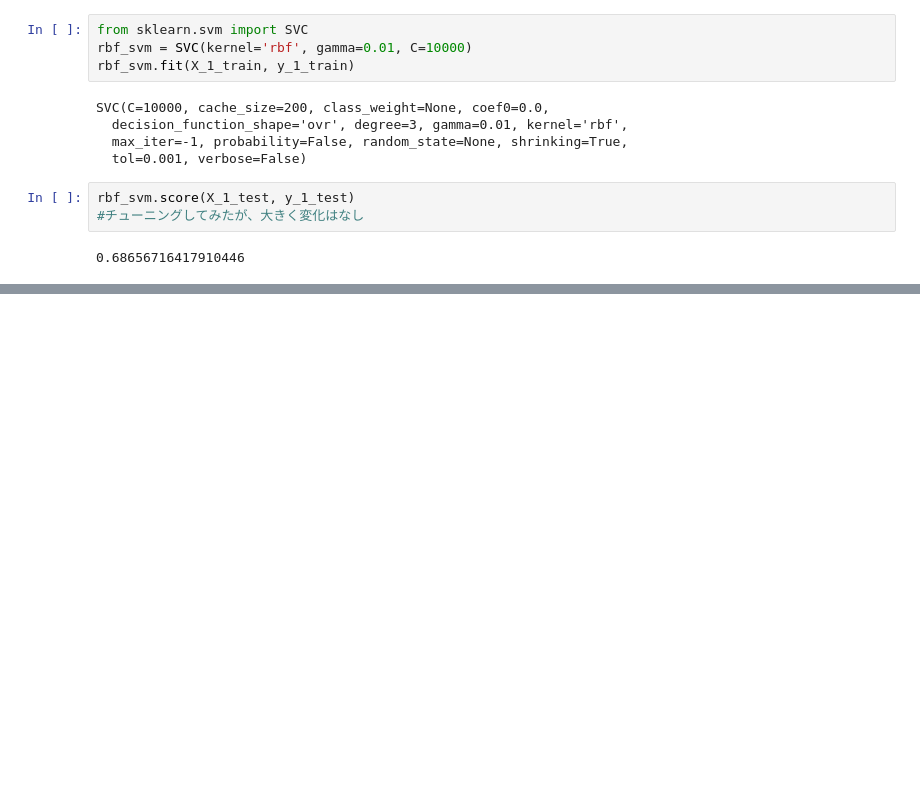
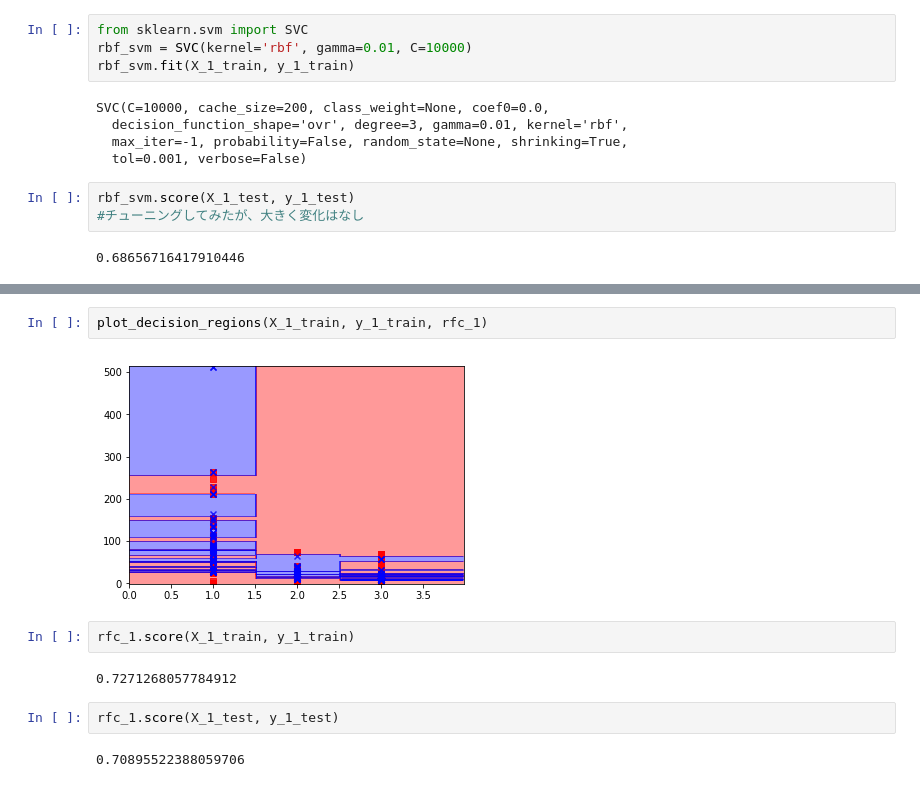
Before and after one commit to kentaromatsuura/haitsclass-tasks, a Jupyter notebook: 分類課題_kentaromatsuura.ipynb, the cells around one changed output, grey strips where cells are left out. Saved outputs shown, nothing was run; the diff lists cells and outputs as text; blank space fills up the shorter version.

```diff
--- a/分類課題_kentaromatsuura.ipynb
+++ b/分類課題_kentaromatsuura.ipynb
@@ -221,0 +278,12 @@ rbf_svm.score(X_1_test, y_1_test)
+# %%
+plot_decision_regions(X_1_train, y_1_train, rfc_1)
+# %% [output]
+[figure, added]
+# %%
+rfc_1.score(X_1_train, y_1_train)
+# %% [output]
+0.7271268057784912
+# %%
+rfc_1.score(X_1_test, y_1_test)
+# %% [output]
+0.70895522388059706
```
Also changed, not shown: parts of 47 cells of this notebook.
